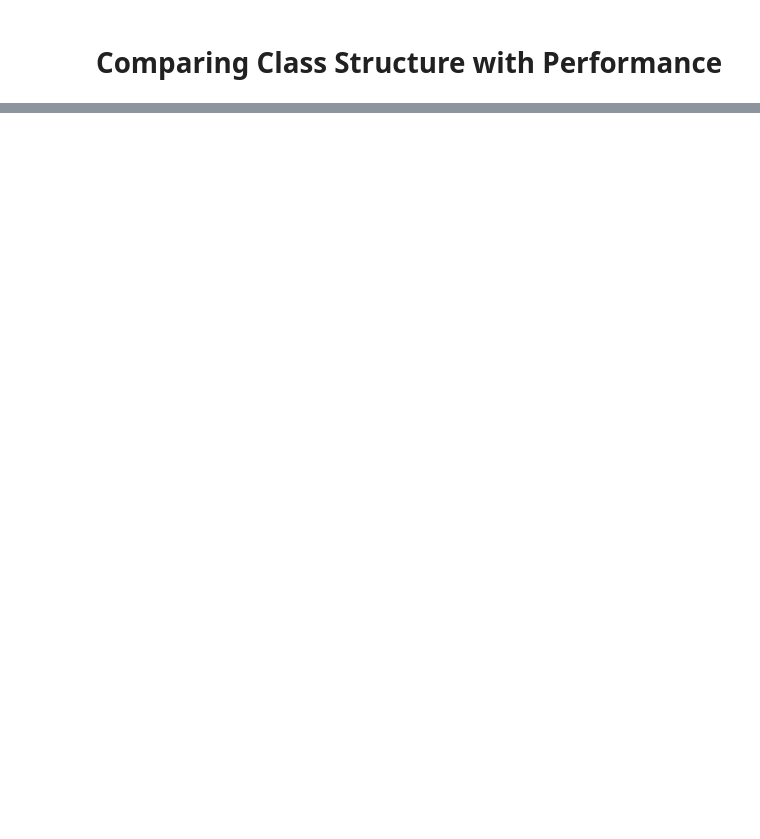
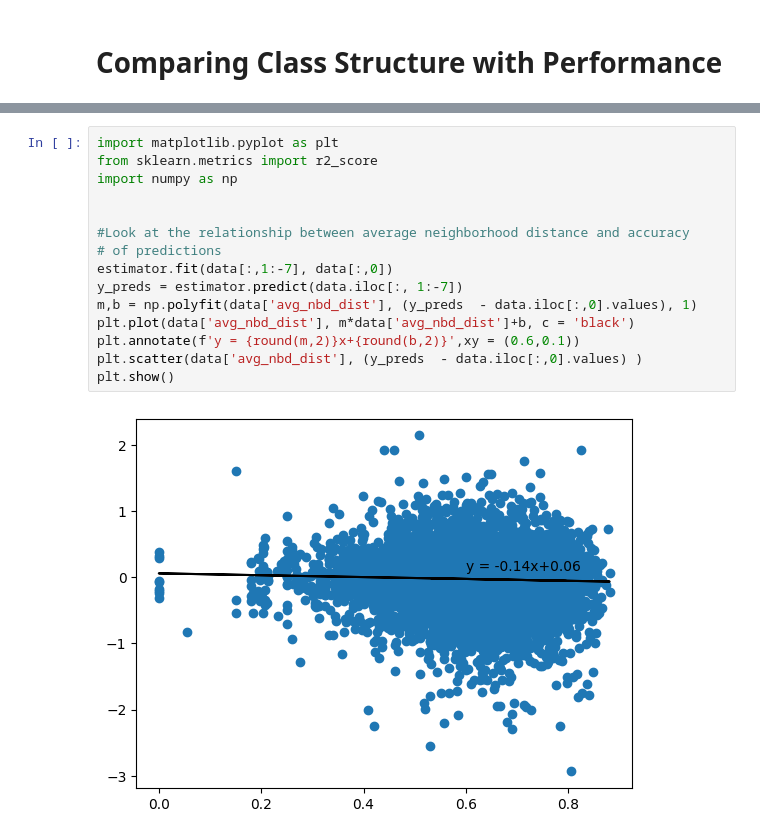
Before and after one commit to patlewig/genra-hybrid, a Jupyter notebook: notebooks/05-ajl-LD50_clusters.ipynb, the cells around one changed output, grey strips where cells are left out. Cells and saved outputs as stored; diff of their text form; blank space fills up the shorter version.

```diff
--- a/notebooks/05-ajl-LD50_clusters.ipynb
+++ b/notebooks/05-ajl-LD50_clusters.ipynb
@@ -328,0 +384,17 @@ plt.show()
+# %%
+import matplotlib.pyplot as plt
+from sklearn.metrics import r2_score
+import numpy as np
+
+
+#Look at the relationship between average neighborhood distance and accuracy
+# of predictions
+estimator.fit(data[:,1:-7], data[:,0])
+y_preds = estimator.predict(data.iloc[:, 1:-7])
+m,b = np.polyfit(data['avg_nbd_dist'], (y_preds  - data.iloc[:,0].values), 1)
+plt.plot(data['avg_nbd_dist'], m*data['avg_nbd_dist']+b, c = 'black')
+plt.annotate(f'y = {round(m,2)}x+{round(b,2)}',xy = (0.6,0.1))
+plt.scatter(data['avg_nbd_dist'], (y_preds  - data.iloc[:,0].values) )
+plt.show()
+# %% [output]
+[figure, added]
```
Also changed, not shown: parts of 29 cells of this notebook, 1 other file.
